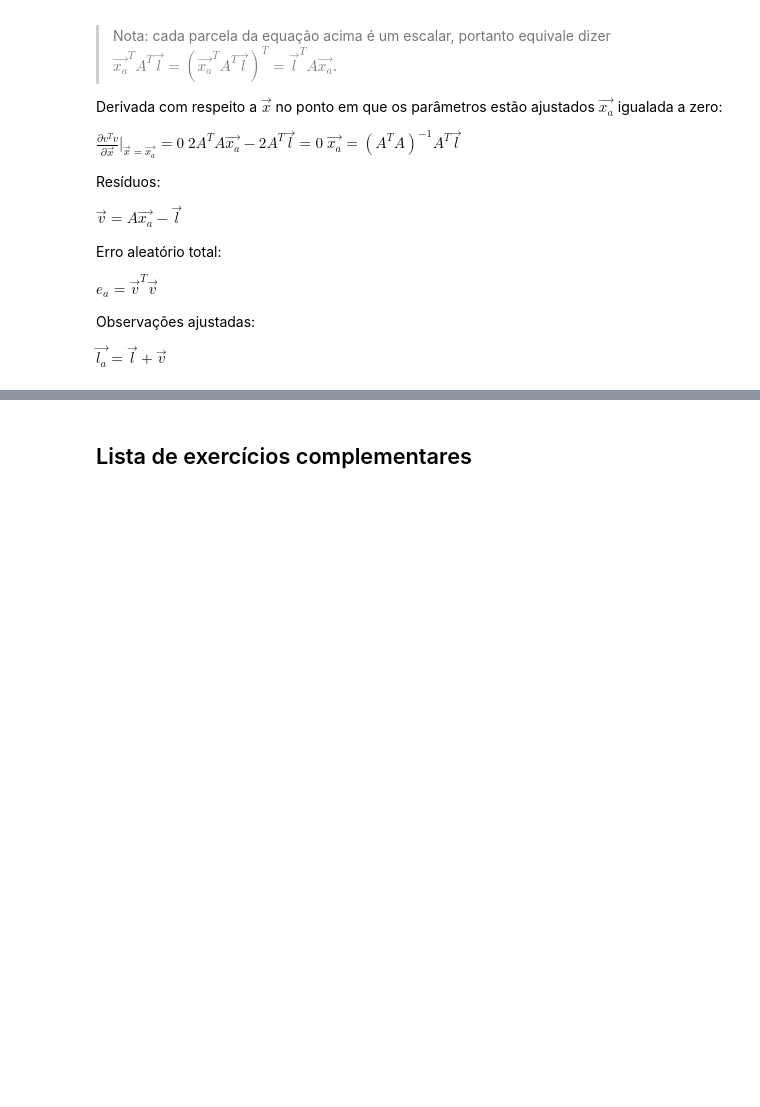
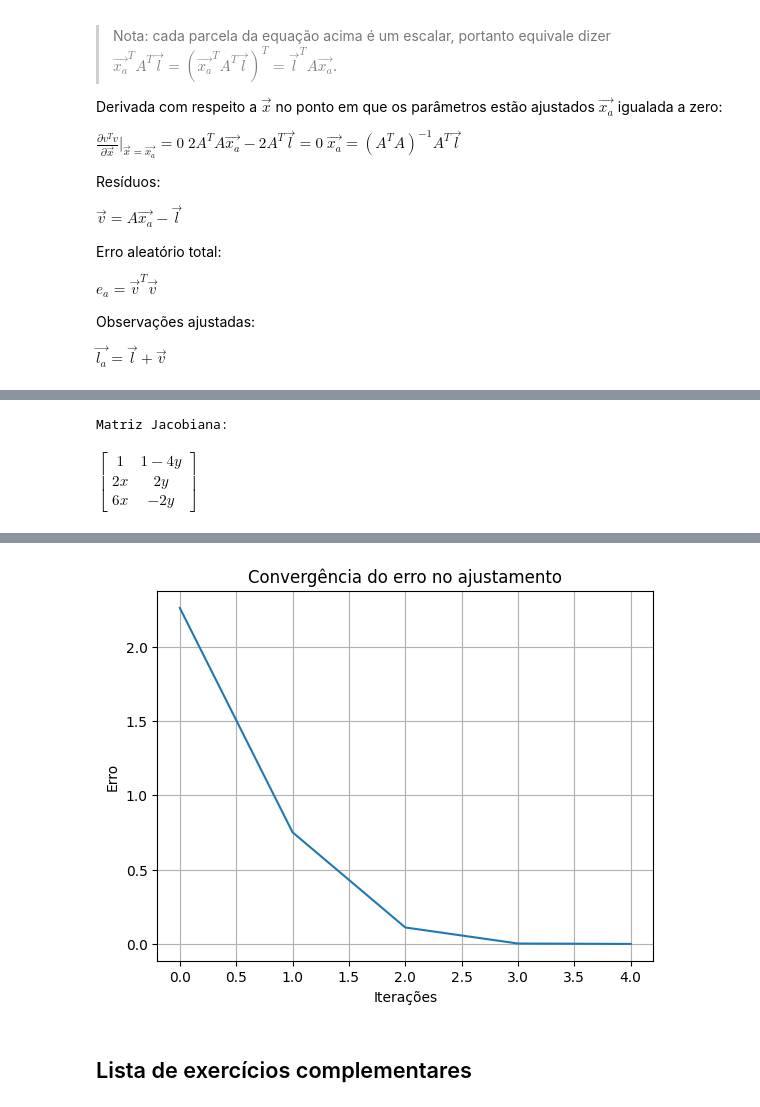
Before and after one commit to HumbertoDiego/AjustamentoBasicoIME, a Jupyter notebook: UD_I_e_II.ipynb, the cells around one changed output, grey strips where cells are left out. Saved outputs shown, nothing was run; the diff lists cells and outputs as text; code cells hidden in the pictures; blank space fills up the shorter version.

```diff
--- a/UD_I_e_II.ipynb
+++ b/UD_I_e_II.ipynb
@@ -392,0 +491,68 @@ $A X = L$
+# %%
+from sympy import symbols, Matrix, diff
+import numpy as np
+import matplotlib.pyplot as plt
+from IPython.display import display
+
+# Definindo as variáveis simbólicas
+x, y = symbols('x y')
+
+# funções
+f1 = x+y-2*y**2
+f2 = x**2+y**2
+f3 = 3*x**2-y**2
+F = Matrix([[f1],
+            [f2],
+            [f3]])
+
+# Derivadas parciais
+# Montando a matriz Jacobiana
+A = Matrix([[diff(f1, x), diff(f1, y)],
+            [diff(f2, x), diff(f2, y)],
+            [diff(f3, x), diff(f3, y)]])
+print("Matriz Jacobiana:")
+display(A)
+
+# mount L
+Lb = np.array([[-4],
+               [8],
+               [7.7]])
+
+# Inicialização chute e correção (X0 e X)
+X_0 = {x: 1, y: 1}
+print("X0:\n", np.array(list(X_0.values())))
+
+### Início do ajustametno
+erros = [] # guardar cada erro durante as iterações para compor um gráfico
+erro = 10000000
+while erro>10e-6:
+    # update L0 = F(X0)
+    L0 = np.array(F.subs(X_0).evalf().tolist(), dtype=float)
+    # update L
+    L = L0 - Lb
+    # update A
+    a = np.array(A.subs(X_0).evalf().tolist(), dtype=float)
+    # update X = vetor das correções
+    DeltaX = -np.linalg.inv(a.T @ a) @ a.T @ L
+    DeltaX = DeltaX.reshape(-1,)
+    print("DeltaX:\n", DeltaX)
+    # update erro
+    erro = np.linalg.norm(DeltaX)
+    erros.append(erro)
+    print("Erro:\n", erro)
+    # update X0
+    X0 =  np.array(list(X_0.values()))
+    X0 = DeltaX + X0
+    print("\nXa:\n", X0)
+    X_0 = {x: X0[0], y: X0[1]}
+
+# Gráfico
+plt.title("Convergência do erro no ajustamento")
+plt.xlabel("Iterações")
+plt.ylabel("Erro")
+plt.grid()
+plt.plot(erros)
+plt.show()
+# %% [output]
+Matriz Jacobiana:
+$\displaystyle \left[\begin{matrix}1 & 1 - 4 y\\2 x & 2 y\\6 x & - 2 y\end{matrix}\right]$
@@ -393,3 +576,4 @@ $A X = L$
+[figure, added]
 # %% [markdown]
 ## Lista de exercícios complementares
 # %% [markdown]
```
Also changed, not shown: parts of 22 cells of this notebook, 6 other files.
